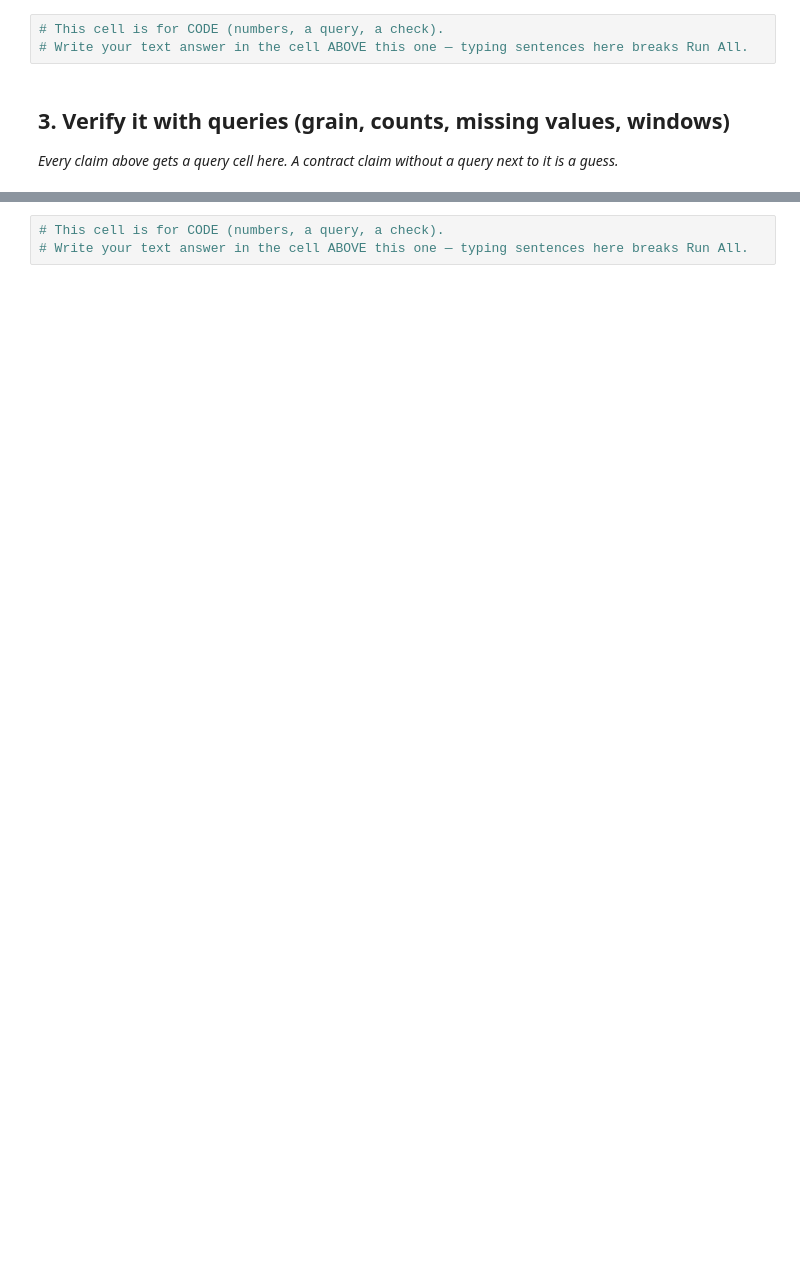
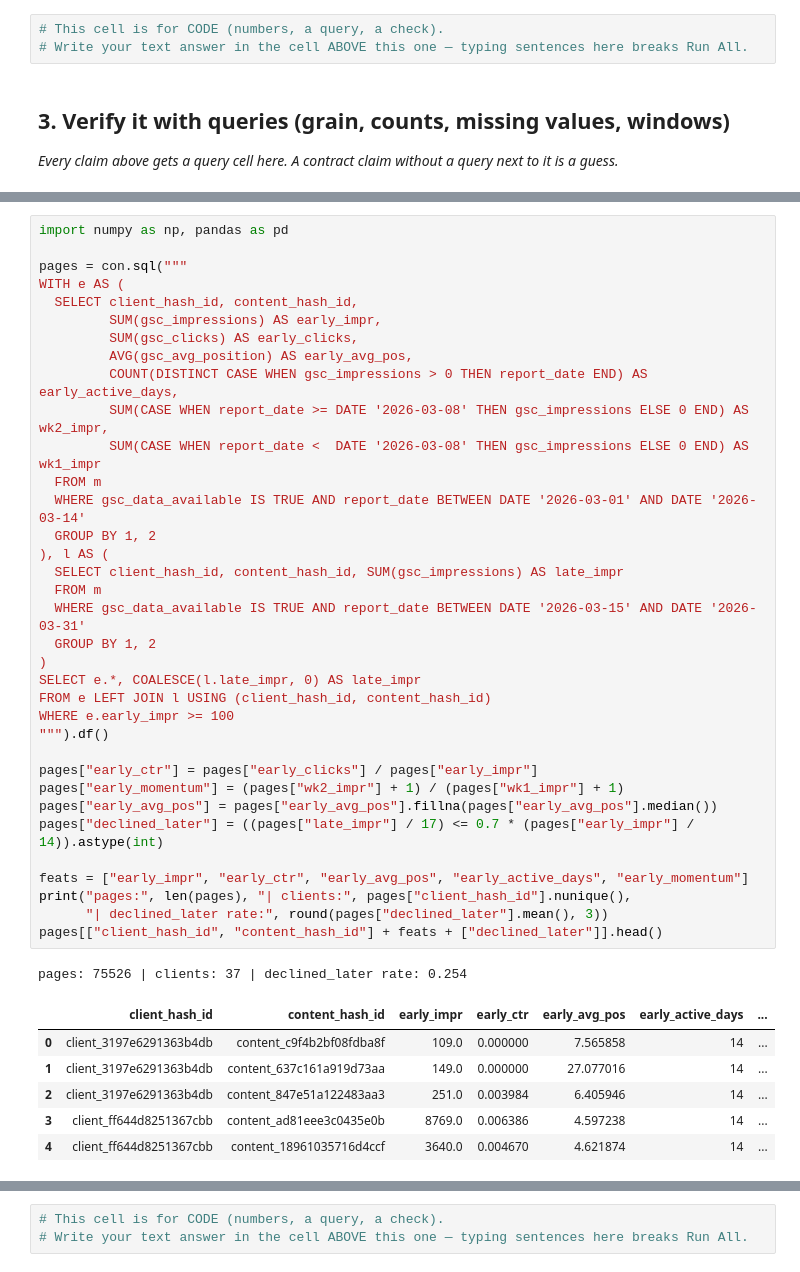
Before and after one commit to bhardwaj-ayush03/flyrank-internship, a Jupyter notebook: work/notebooks/w03_data_contract.ipynb, the cells around one changed output, grey strips where cells are left out. Saved outputs shown, nothing was run; the diff lists cells and outputs as text; blank space fills up the shorter version.

```diff
--- a/work/notebooks/w03_data_contract.ipynb
+++ b/work/notebooks/w03_data_contract.ipynb
@@ -26,0 +92,43 @@ This skeleton is yours to fill. Work the sections **in order** — each one has
+# %%
+import numpy as np, pandas as pd
+
+pages = con.sql("""
+WITH e AS (
+  SELECT client_hash_id, content_hash_id,
+         SUM(gsc_impressions) AS early_impr,
+         SUM(gsc_clicks) AS early_clicks,
+         AVG(gsc_avg_position) AS early_avg_pos,
+         COUNT(DISTINCT CASE WHEN gsc_impressions > 0 THEN report_date END) AS early_active_days,
+         SUM(CASE WHEN report_date >= DATE '2026-03-08' THEN gsc_impressions ELSE 0 END) AS wk2_impr,
+         SUM(CASE WHEN report_date <  DATE '2026-03-08' THEN gsc_impressions ELSE 0 END) AS wk1_impr
+  FROM m
+  WHERE gsc_data_available IS TRUE AND report_date BETWEEN DATE '2026-03-01' AND DATE '2026-03-14'
+  GROUP BY 1, 2
+), l AS (
+  SELECT client_hash_id, content_hash_id, SUM(gsc_impressions) AS late_impr
+  FROM m
+  WHERE gsc_data_available IS TRUE AND report_date BETWEEN DATE '2026-03-15' AND DATE '2026-03-31'
+  GROUP BY 1, 2
+)
+SELECT e.*, COALESCE(l.late_impr, 0) AS late_impr
+FROM e LEFT JOIN l USING (client_hash_id, content_hash_id)
+WHERE e.early_impr >= 100
+""").df()
+
+pages["early_ctr"] = pages["early_clicks"] / pages["early_impr"]
+pages["early_momentum"] = (pages["wk2_impr"] + 1) / (pages["wk1_impr"] + 1)
+pages["early_avg_pos"] = pages["early_avg_pos"].fillna(pages["early_avg_pos"].median())
+pages["declined_later"] = ((pages["late_impr"] / 17) <= 0.7 * (pages["early_impr"] / 14)).astype(int)
+
+feats = ["early_impr", "early_ctr", "early_avg_pos", "early_active_days", "early_momentum"]
+print("pages:", len(pages), "| clients:", pages["client_hash_id"].nunique(),
+      "| declined_later rate:", round(pages["declined_later"].mean(), 3))
+pages[["client_hash_id", "content_hash_id"] + feats + ["declined_later"]].head()
+# %% [output]
+pages: 75526 | clients: 37 | declined_later rate: 0.254
+|  | client_hash_id | content_hash_id | early_impr | early_ctr | early_avg_pos | early_active_days | ... |
+| 0 | client_3197e6291363b4db | content_c9f4b2bf08fdba8f | 109.0 | 0.000000 | 7.565858 | 14 | ... |
+| 1 | client_3197e6291363b4db | content_637c161a919d73aa | 149.0 | 0.000000 | 27.077016 | 14 | ... |
+| 2 | client_3197e6291363b4db | content_847e51a122483aa3 | 251.0 | 0.003984 | 6.405946 | 14 | ... |
+| 3 | client_ff644d8251367cbb | content_ad81eee3c0435e0b | 8769.0 | 0.006386 | 4.597238 | 14 | ... |
+| 4 | client_ff644d8251367cbb | content_18961035716d4ccf | 3640.0 | 0.004670 | 4.621874 | 14 | ... |
```
Also changed, not shown: parts of 15 cells of this notebook.
